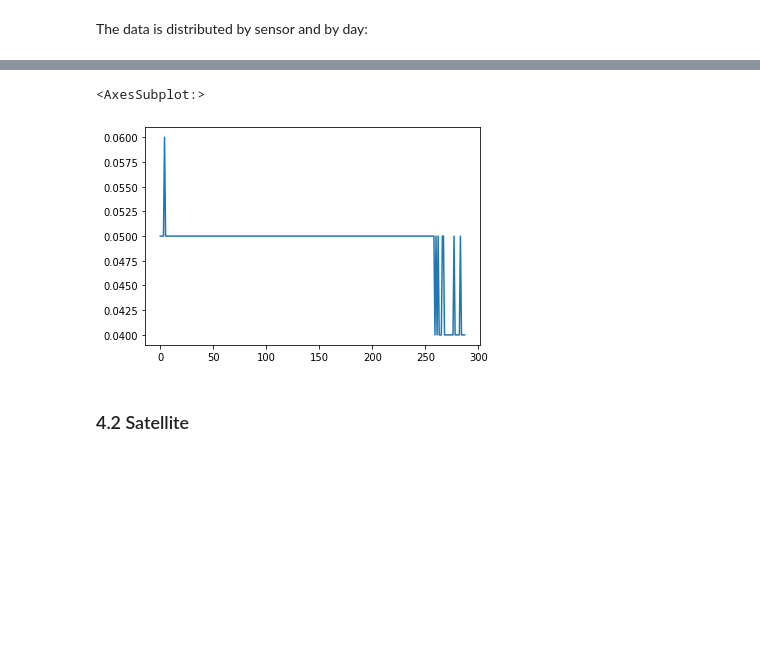
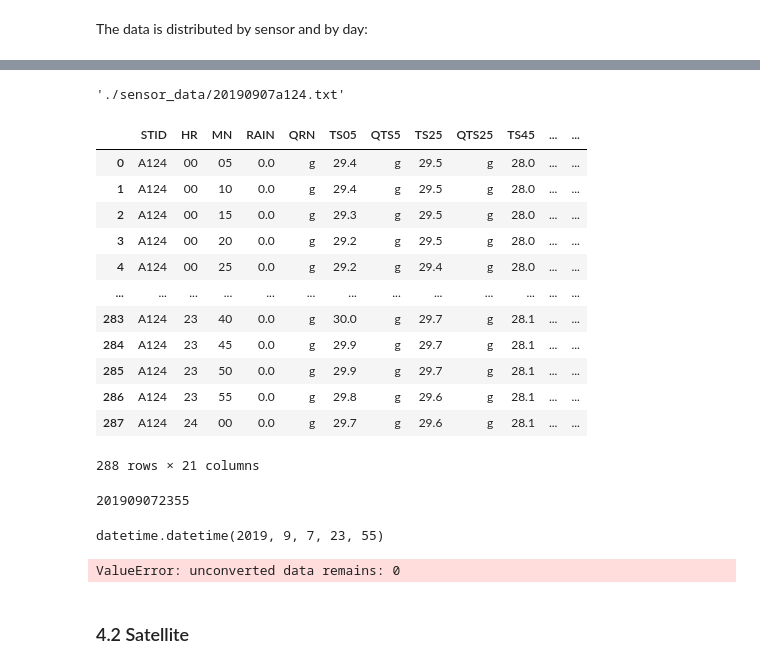
Before and after one commit to VicenteYago/OPTRAM, a Jupyter notebook: 2-LittleWashita/OPTRAM-LittleWashita.ipynb, the cells around one changed output, grey strips where cells are left out. Saved outputs shown, nothing was run; the diff lists cells and outputs as text; code cells hidden in the pictures; blank space fills up the shorter version.

```diff
--- a/2-LittleWashita/OPTRAM-LittleWashita.ipynb
+++ b/2-LittleWashita/OPTRAM-LittleWashita.ipynb
@@ -86,7 +91,7 @@ sensors_coords = {
 }
 
 import geojson
-with open('./littleWashita_v1.json') as f:
+with open('./sen2r/littleWashita.json') as f:
     gj = geojson.load(f)
 
 m = folium.Map(location = [34.9, -98.07],
@@ -174,0 +191,43 @@ data
+# %%
+df_fp = os.path.join(sensor_path, files_df.iloc[0]["files"])
+df_fp
+# %% [output]
+'./sensor_data/20190907a124.txt'
+# %%
+date_str = files_df['dates'][0]
+df = pd.read_csv(filepath_or_buffer = df_fp,
+            sep = "\s+",
+            skiprows=4)
+
+df['DATE'] = date_str
+df['HR'] = [f'{n:02}' for n in df['HR']]
+df['MN'] = [f'{n:02}' for n in df['MN']]
+df['DATETIME'] = df['DATE'] + df['HR'] + df['MN']
+df
+# %% [output]
+|  | STID | HR | MN | RAIN | QRN | TS05 | QTS5 | TS25 | QTS25 | TS45 | ... | ... |
+| 0 | A124 | 00 | 05 | 0.0 | g | 29.4 | g | 29.5 | g | 28.0 | ... | ... |
+| 1 | A124 | 00 | 10 | 0.0 | g | 29.4 | g | 29.5 | g | 28.0 | ... | ... |
+| 2 | A124 | 00 | 15 | 0.0 | g | 29.3 | g | 29.5 | g | 28.0 | ... | ... |
+| 3 | A124 | 00 | 20 | 0.0 | g | 29.2 | g | 29.5 | g | 28.0 | ... | ... |
+| 4 | A124 | 00 | 25 | 0.0 | g | 29.2 | g | 29.4 | g | 28.0 | ... | ... |
+| ... | ... | ... | ... | ... | ... | ... | ... | ... | ... | ... | ... | ... |
+| 283 | A124 | 23 | 40 | 0.0 | g | 30.0 | g | 29.7 | g | 28.1 | ... | ... |
+| 284 | A124 | 23 | 45 | 0.0 | g | 29.9 | g | 29.7 | g | 28.1 | ... | ... |
+| 285 | A124 | 23 | 50 | 0.0 | g | 29.9 | g | 29.7 | g | 28.1 | ... | ... |
+| 286 | A124 | 23 | 55 | 0.0 | g | 29.8 | g | 29.6 | g | 28.1 | ... | ... |
+| 287 | A124 | 24 | 00 | 0.0 | g | 29.7 | g | 29.6 | g | 28.1 | ... | ... |
+288 rows × 21 columns
+# %%
+n = df['DATETIME'].iloc[-2]
+print(n)
+# %% [output]
+201909072355
+# %%
+datetime.datetime.strptime(n, '%Y%m%d%H%M')
+# %% [output]
+datetime.datetime(2019, 9, 7, 23, 55)
+# %%
+df['DATETIME'] = [datetime.datetime.strptime(n, '%Y%m%d%H%M') for n in df['DATETIME']]
+# %% [output]
+ValueError: unconverted data remains: 0
@@ -175,8 +236,5 @@ data
 # %%
-data["VW05"].plot()
+df["VW05"].plot()
-# %% [output]
-<AxesSubplot:>
-[figure, removed]
 # %% [markdown]
 <a id='section_4_1'></a>
 ### 4.2  Satellite
```
Also changed, not shown: parts of 6 cells of this notebook, 12 other files.
